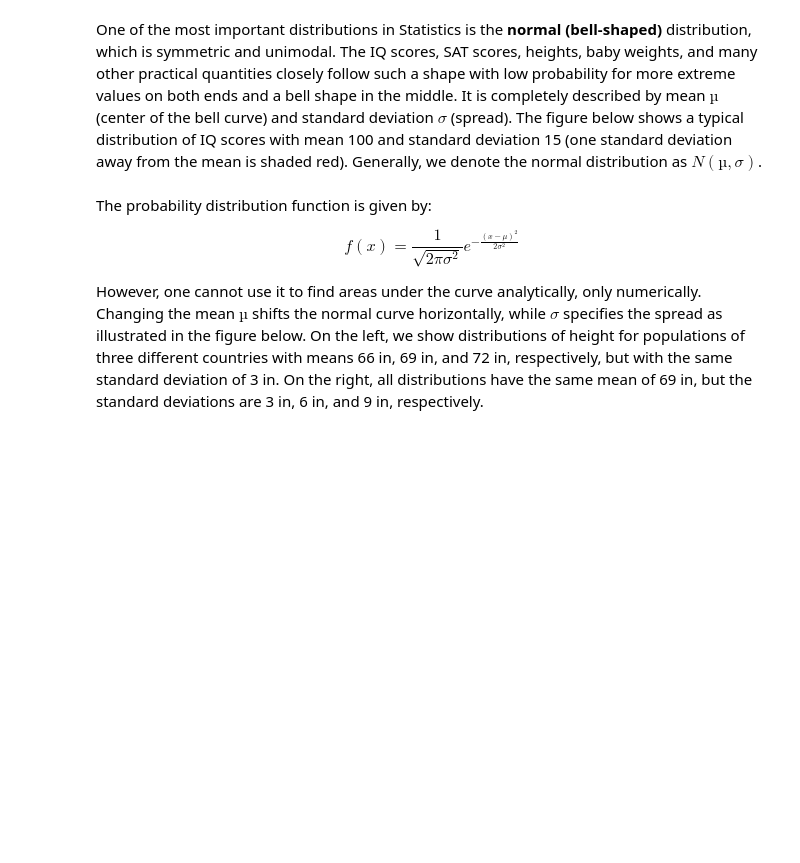
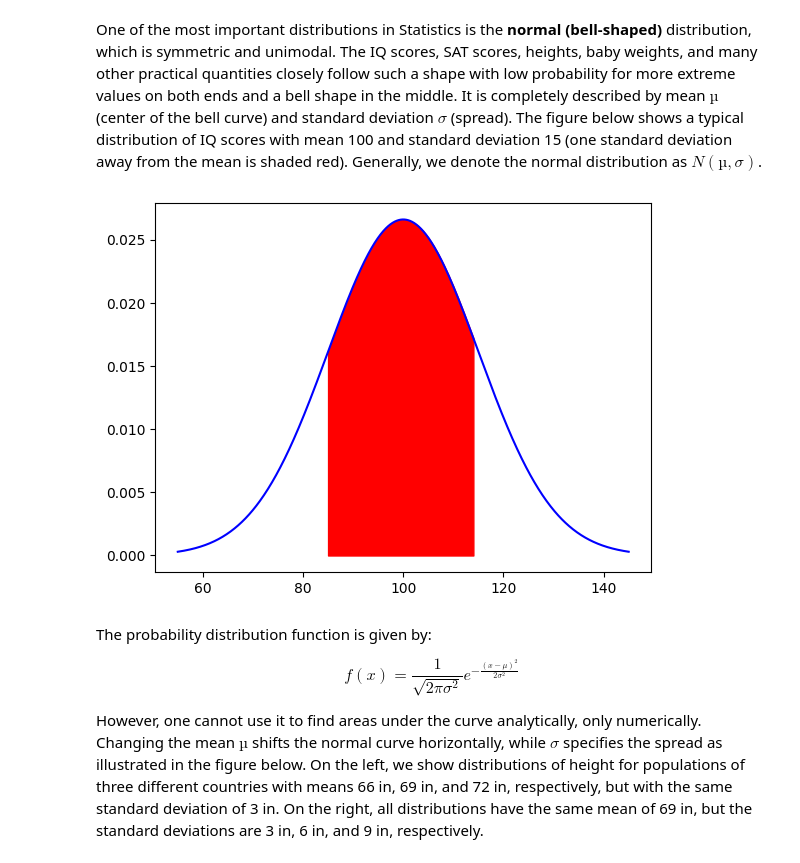
Before and after one commit to rezahabibi96/GitBook, a Jupyter notebook: books/applied-statistics-with-python/ch-4.ipynb, the cells around one changed output. Cells and saved outputs as stored; diff of their text form; code cells hidden in the pictures; blank space fills up the shorter version.

```diff
--- a/books/applied-statistics-with-python/ch-4.ipynb
+++ b/books/applied-statistics-with-python/ch-4.ipynb
@@ -79,6 +90,17 @@ $$P(119.9 < V < 120.1) = (120.1 - 119.9) \cdot \frac{1}{2} = 0.1$$
 ### Normal Distribution Model
 # %% [markdown]
 One of the most important distributions in Statistics is the **normal (bell-shaped)** distribution, which is symmetric and unimodal. The IQ scores, SAT scores, heights, baby weights, and many other practical quantities closely follow such a shape with low probability for more extreme values on both ends and a bell shape in the middle. It is completely described by mean $µ$ (center of the bell curve) and standard deviation $σ$ (spread). The figure below shows a typical distribution of IQ scores with mean 100 and standard deviation 15 (one standard deviation away from the mean is shaded red). Generally, we denote the normal distribution as $N(µ,σ)$.
+# %%
+mu = 100
+sig = 15
+
+x = np.linspace(mu-3*sig, mu+3*sig,1000)
+plt.plot(x,norm.pdf(x,loc=mu,scale=sig),'b');
+
+px = np.arange(85,115,1)
+plt.fill_between(px,norm.pdf(px,loc=mu,scale=sig),color='r');
+# %% [output]
+[figure, added]
 # %% [markdown]
 The probability distribution function is given by:
 
```
Also changed, not shown: parts of 91 cells of this notebook, 7 other files.
